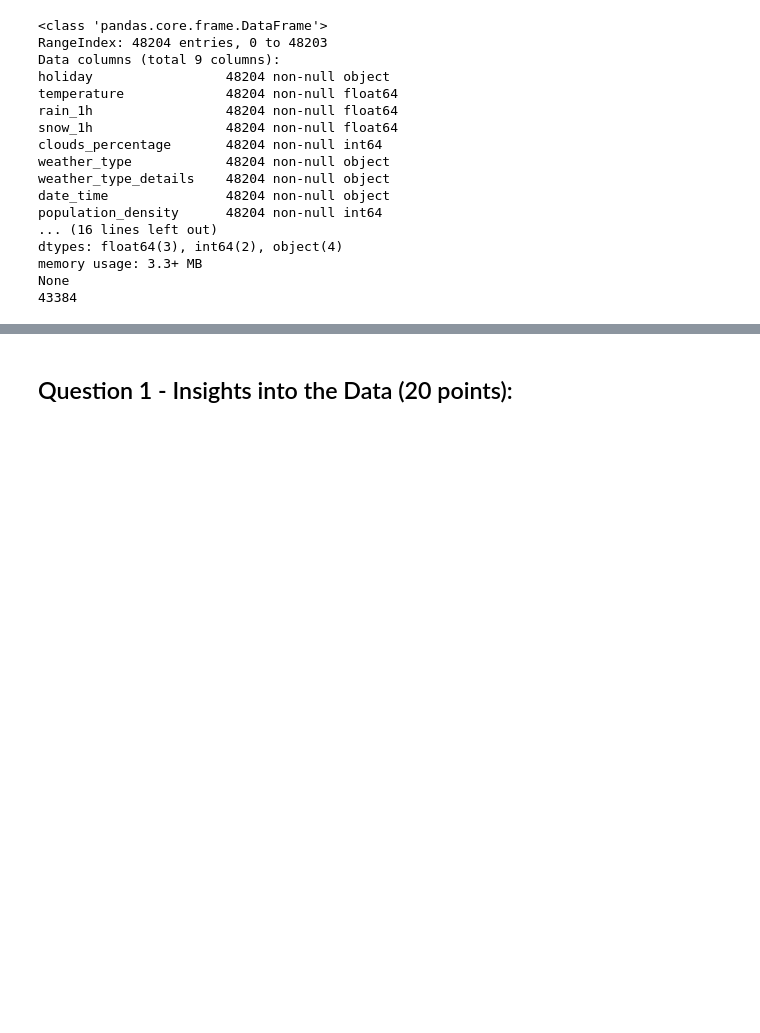
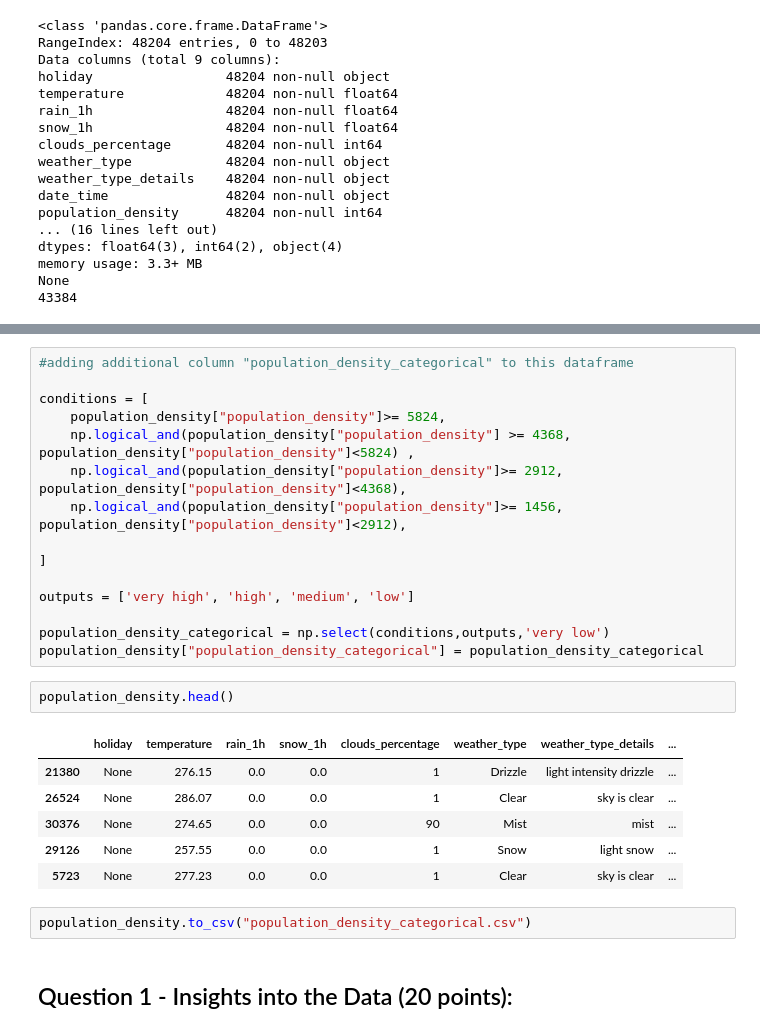
Before and after one commit to parag-shendye/mycodes, a Jupyter notebook: Assignment_1/IDS_Assignment_Part1.ipynb, the cells around one changed output, grey strips where cells are left out. Drawn from its saved outputs; the diff is of its cells as text; blank space fills up the shorter version.

```diff
--- a/Assignment_1/IDS_Assignment_Part1.ipynb
+++ b/Assignment_1/IDS_Assignment_Part1.ipynb
@@ -69,3 +78,29 @@ None
+# %%
+#adding additional column "population_density_categorical" to this dataframe
+
+conditions = [
+    population_density["population_density"]>= 5824,
+    np.logical_and(population_density["population_density"] >= 4368, population_density["population_density"]<5824) ,
+    np.logical_and(population_density["population_density"]>= 2912, population_density["population_density"]<4368),
+    np.logical_and(population_density["population_density"]>= 1456, population_density["population_density"]<2912),
+
+]
+
+outputs = ['very high', 'high', 'medium', 'low']
+
+population_density_categorical = np.select(conditions,outputs,'very low')
+population_density["population_density_categorical"] = population_density_categorical
+# %%
+population_density.head()
+# %% [output]
+|  | holiday | temperature | rain_1h | snow_1h | clouds_percentage | weather_type | weather_type_details | ... |
+| 21380 | None | 276.15 | 0.0 | 0.0 | 1 | Drizzle | light intensity drizzle | ... |
+| 26524 | None | 286.07 | 0.0 | 0.0 | 1 | Clear | sky is clear | ... |
+| 30376 | None | 274.65 | 0.0 | 0.0 | 90 | Mist | mist | ... |
+| 29126 | None | 257.55 | 0.0 | 0.0 | 1 | Snow | light snow | ... |
+| 5723 | None | 277.23 | 0.0 | 0.0 | 1 | Clear | sky is clear | ... |
+# %%
+population_density.to_csv("population_density_categorical.csv")
 # %% [markdown]
 ## Question 1 - Insights into the Data (20 points):
 # %% [markdown]
```
Also changed, not shown: parts of 4 cells of this notebook, 1 other file.
